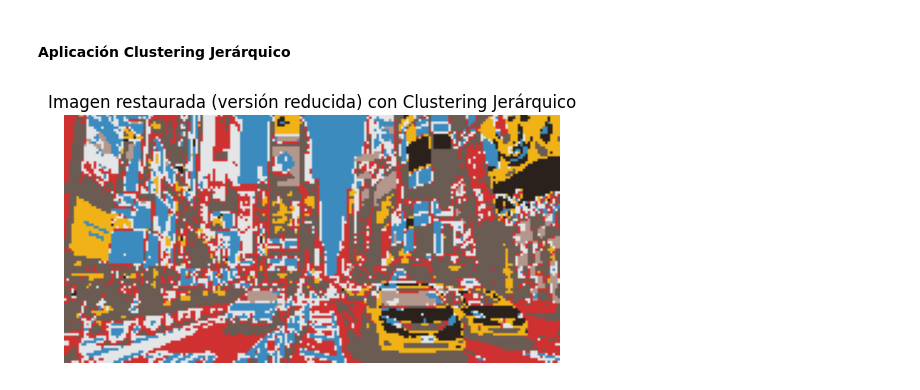
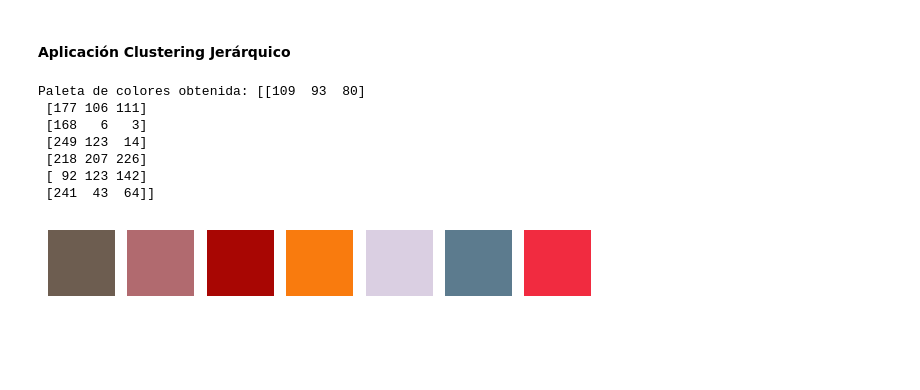
Before and after one commit to Gaddran/Tarea2MachineLearning2024, a Jupyter notebook: Tarea2.ipynb, the cells around one changed output. Cells and saved outputs as stored; diff of their text form; code cells hidden in the pictures; blank space fills up the shorter version.

```diff
--- a/Tarea2.ipynb
+++ b/Tarea2.ipynb
@@ -128,7 +143,7 @@ plt.show()
 #### Aplicación Clustering Jerárquico
 # %%
 # Reducir el tamaño de la imagen
-small_image = image.resize((int(image.width / 4), int(image.height / 4)))  # Cambiar el factor según sea necesario. con 2 no me corre
+small_image = image.resize((int(image.width / 2), int(image.height / 2)))  # Cambiar el factor según sea necesario. con 2 no me corre
 small_image_array = np.array(small_image)
 
 # Aplanar la imagen reducida
@@ -137,14 +152,19 @@ small_pixels = small_image_array.reshape(-1, 3)
 # Aplicar el clustering jerárquico a la imagen más pequeña
 hierarchical = AgglomerativeClustering(n_clusters=n_clusters)
 hierarchical_labels = hierarchical.fit_predict(small_pixels)
-
-# Restaurar la imagen pequeña con clustering jerárquico
-hierarchical_image_small = palette[hierarchical_labels].reshape(small_image_array.shape)
-
-# Mostrar la imagen restaurada
-plt.imshow(hierarchical_image_small)
-plt.axis('off')
-plt.title("Imagen restaurada (versión reducida) con Clustering Jerárquico")
-plt.show()
-# %% [output]
-[figure, removed]
+# %%
+# Crear la nueva paleta de colores
+paleta_cluster = np.vstack([small_pixels[hierarchical_labels == label][0] for label in np.unique(hierarchical_labels)])
+
+# Mostrar la paleta de colores encontrada
+print("Paleta de colores obtenida:", paleta_cluster)
+display_palette(paleta_cluster)
+# %% [output]
+Paleta de colores obtenida: [[109  93  80]
+ [177 106 111]
+ [168   6   3]
+ [249 123  14]
+ [218 207 226]
+ [ 92 123 142]
+ [241  43  64]]
+[figure, added]
```
Also changed, not shown: parts of 14 cells of this notebook, 2 other files.
